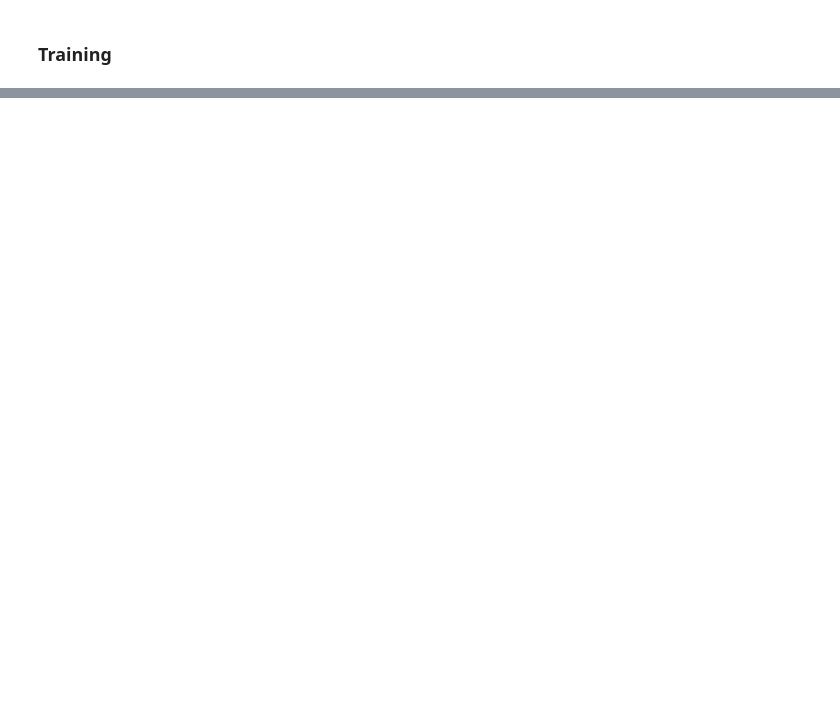
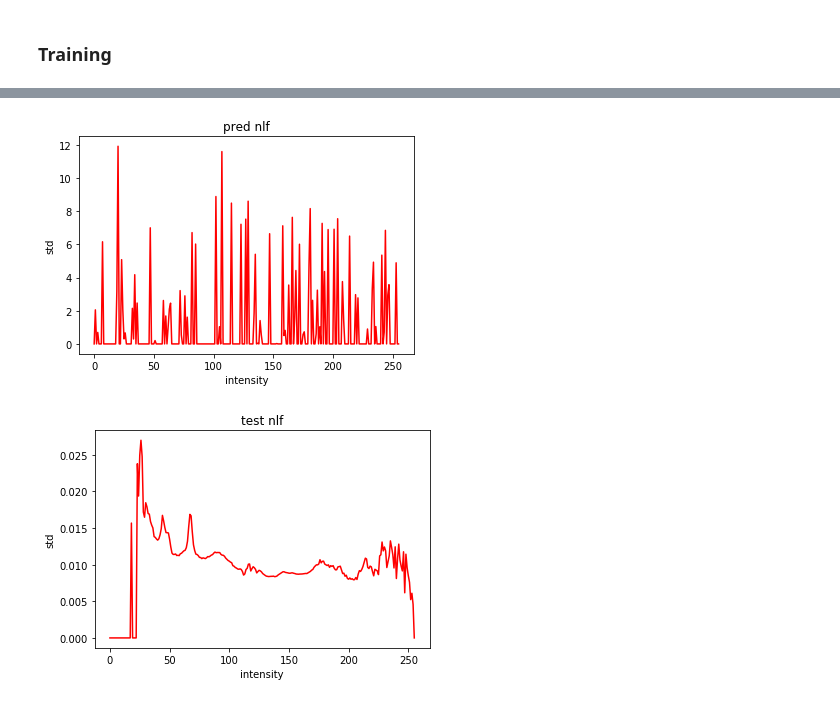
Before and after one commit to CarlosRamis/tfg_real_denoising, a Jupyter notebook: CNN_test.ipynb, the cells around one changed output, grey strips where cells are left out. Saved outputs shown, nothing was run; the diff lists cells and outputs as text; code cells hidden in the pictures; blank space fills up the shorter version.

```diff
--- a/CNN_test.ipynb
+++ b/CNN_test.ipynb
@@ -10,22 +10,22 @@ images_paths = glob('../Dataset_Final/jpg_images/*/*')
 # Fulfill data
 X_ = []
 y_ = []
-for path in images_paths[0:10]:
+for path in images_paths:
     scene = path.split('/')[-2]
 
     # Input data (images)
     img = plt.imread(path)
     # Image resize
-    if 1:
+    if 0:
         img = cv2.resize(img, dsize = None,fx=0.5, fy=0.5, interpolation=cv2.INTER_CUBIC)
 
-    X_.append(img)
+    X_.append(img[0:256,0:256,:])
 
     # Output data (NLFs)
     nlf_path = '../Dataset_Final/NLFs/NLF_' + scene + '.mat'
     mat = scipy.io.loadmat('../Dataset_Final/NLFs/NLF_' + scene + '.mat')
     NLF = mat["NLF"][0]
-    y_.append(NLF)
+    y_.append(np.nan_to_num(NLF))
 
 #(X_train, y_train), (X_test, y_test) = ''
 # %%
@@ -131,5 +116,3 @@ sgd = optimizers.SGD(lr=0.001, decay=0.0001, momentum=0.9, nesterov=True)
 
 # compile model (abc)
 model_abc.compile(optimizer= sgd, loss='mse')
-# %%
-model_abc.fit(x=[X_,X_,X_], y=y_, batch_size=10, epochs=10, validation_split=0, shuffle=True)
@@ -143,0 +119,17 @@ Epoch 1/10
+# %%
+# Make model_a non trainable
+model_abc.layers[3].trainable = False
+model_abc.layers[4].trainable = False
+model_abc.fit(x=[X_,X_,X_], y=y_, batch_size=32, epochs=20, validation_split=0.1, shuffle=True)
+
+# Make model_a non trainable
+model_abc.layers[3].trainable = False
+model_abc.layers[4].trainable = True
+model_abc.layers[5].trainable = False
+model_abc.fit(x=[X_,X_,X_], y=y_, batch_size=32, epochs=20, validation_split=0.1, shuffle=True)
+
+# Make model_a non trainable
+model_abc.layers[3].trainable = True
+model_abc.layers[4].trainable = False
+model_abc.layers[5].trainable = False
+model_abc.fit(x=[X_,X_,X_], y=y_, batch_size=32, epochs=20, validation_split=0.1, shuffle=True)
@@ -148,3 +182,23 @@ NameError: name 'model_abc' is not defined
+# %%
+import matplotlib.pyplot as plt
+y_pred = np.transpose(model_abc.predict([[X_[0]],[X_[0]],[X_[0]]]))
+
+fig, ax = plt.subplots()
+ax.plot(y_pred[0:256],'r')
+
+ax.set(xlabel='intensity', ylabel='std',
+       title='pred nlf')
+plt.show()
+
+fig, ax = plt.subplots()
+ax.plot(y_[0][0:256],'r')
+
+ax.set(xlabel='intensity', ylabel='std',
+       title='test nlf')
+plt.show()
+# %% [output]
+[figure, added]
+[figure, added]
 # %%
 from keras.utils import plot_model
 
```
Also changed, not shown: parts of 9 cells of this notebook.
